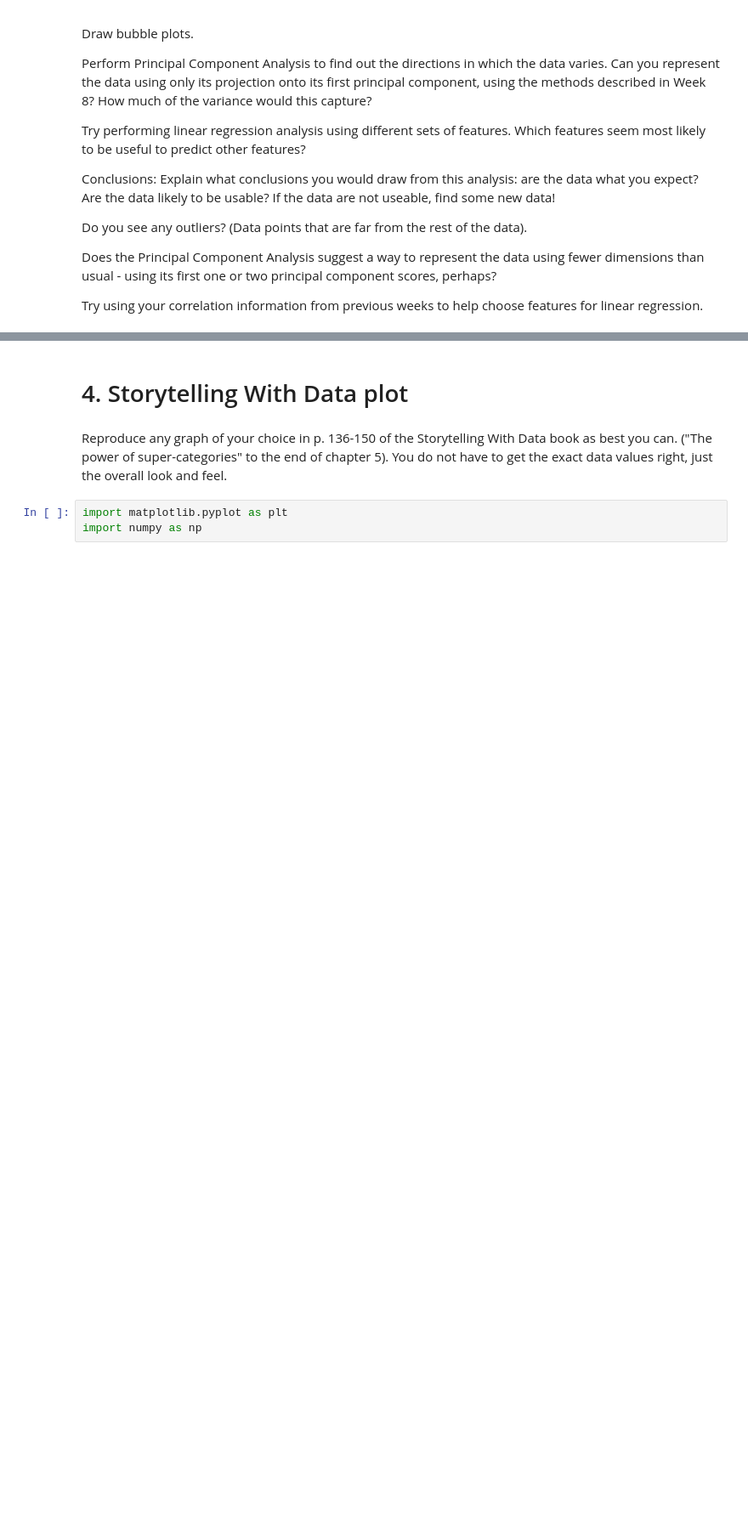
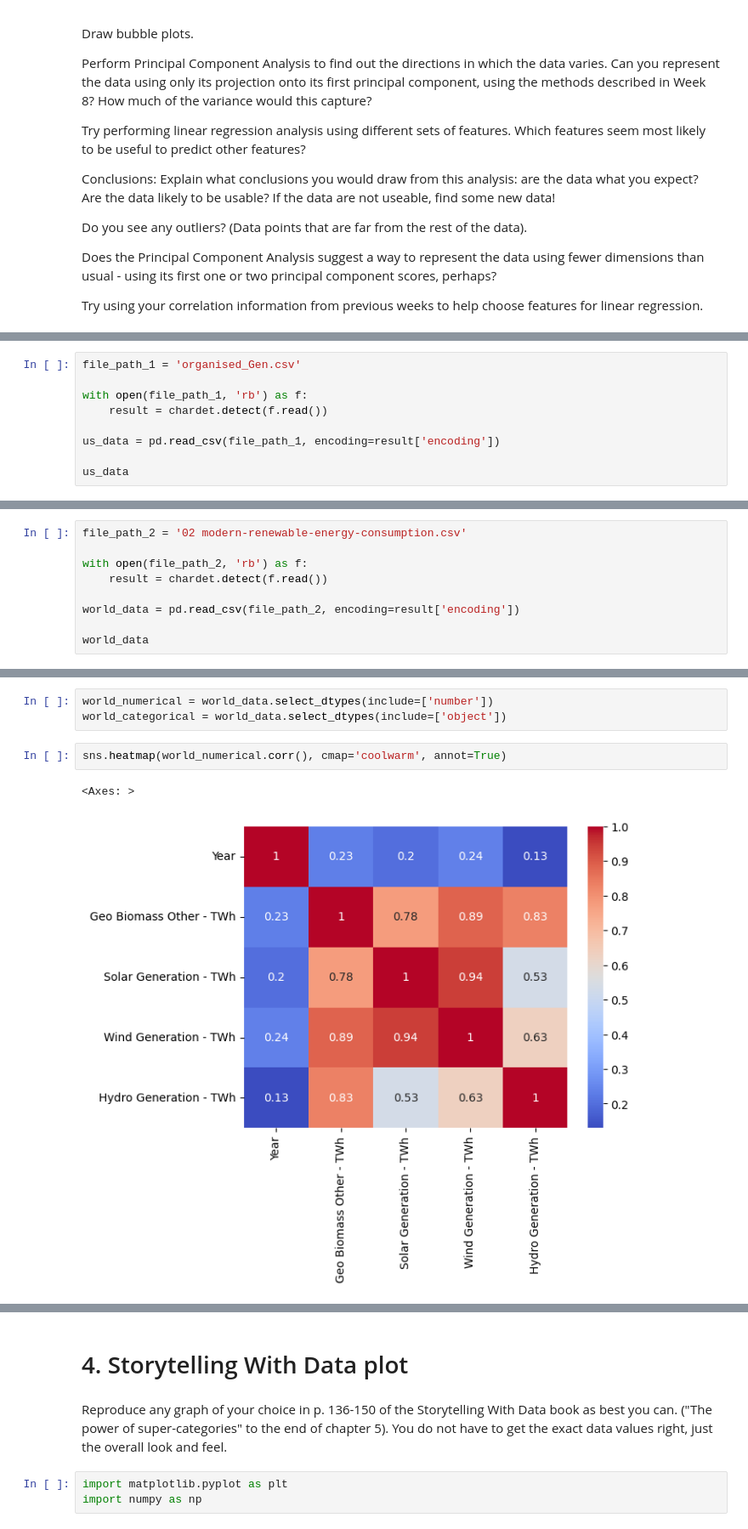
Before and after one commit to ericmach/DX699_Sem-2_AI-For-Leaders, a Jupyter notebook: ModB2-Week9-Mach-Eric.ipynb, the cells around one changed output, grey strips where cells are left out. Shown at 85% size. Saved outputs shown, nothing was run; the diff lists cells and outputs as text; blank space fills up the shorter version.

```diff
--- a/ModB2-Week9-Mach-Eric.ipynb
+++ b/ModB2-Week9-Mach-Eric.ipynb
@@ -74,0 +178,9 @@ Try using your correlation information from previous weeks to help choose featur
+# %%
+file_path_1 = 'organised_Gen.csv'
+
+with open(file_path_1, 'rb') as f:
+    result = chardet.detect(f.read())
+
+us_data = pd.read_csv(file_path_1, encoding=result['encoding'])
+
+us_data
@@ -74,0 +369,9 @@ Try using your correlation information from previous weeks to help choose featur
+# %%
+file_path_2 = '02 modern-renewable-energy-consumption.csv'
+
+with open(file_path_2, 'rb') as f:
+    result = chardet.detect(f.read())
+
+world_data = pd.read_csv(file_path_2, encoding=result['encoding'])
+
+world_data
@@ -74,0 +392,8 @@ Try using your correlation information from previous weeks to help choose featur
+# %%
+world_numerical = world_data.select_dtypes(include=['number'])
+world_categorical = world_data.select_dtypes(include=['object'])
+# %%
+sns.heatmap(world_numerical.corr(), cmap='coolwarm', annot=True)
+# %% [output]
+<Axes: >
+[figure, added]
```
Also changed, not shown: parts of 38 cells of this notebook.
